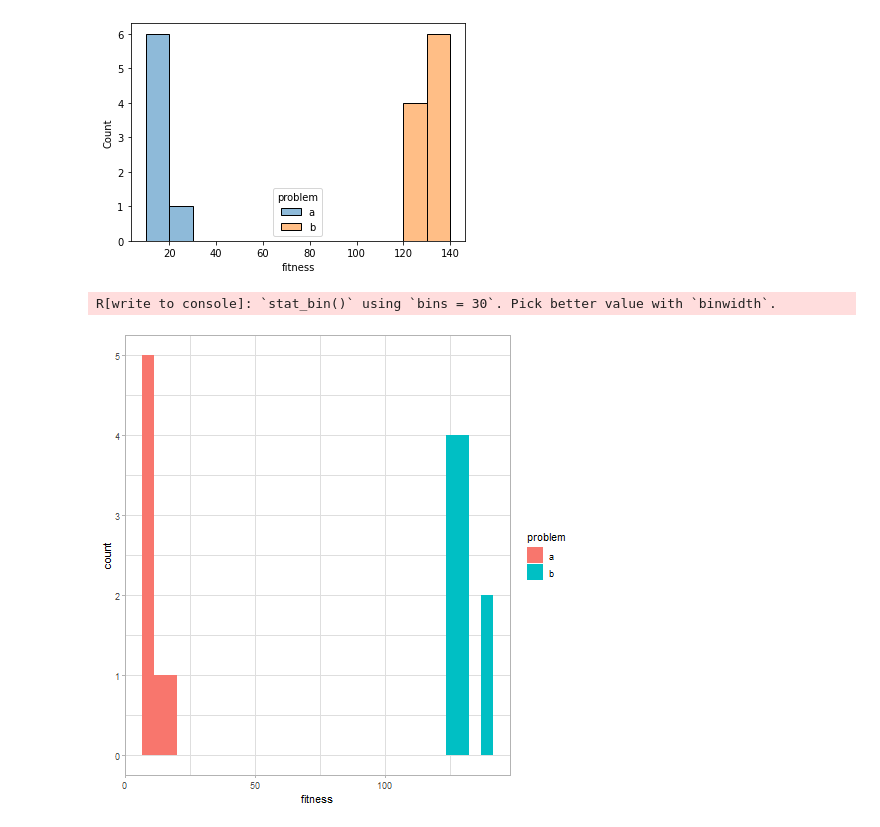
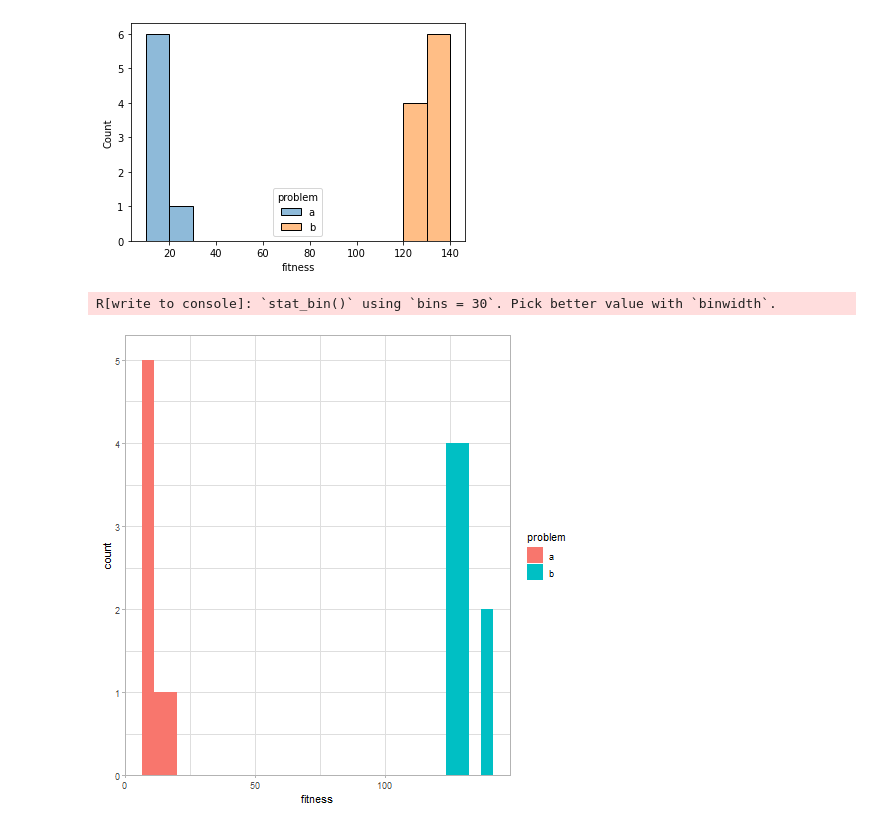
Before and after one commit to 8uurg/DataProcessingExample, a Jupyter notebook: notebook.ipynb, the cells around one changed output. Saved outputs shown, nothing was run; the diff lists cells and outputs as text; code cells hidden in the pictures.

Commit message:
Stick histogram to axis

```diff
--- a/notebook.ipynb
+++ b/notebook.ipynb
@@ -185,7 +185,7 @@ sns.histplot(data=data, x="fitness", hue="problem", binwidth=10)
 [figure]
 # %%
 %%R -i data
-ggplot(data, aes(x=`fitness`, fill=`problem`)) + geom_histogram() + theme_light()
+ggplot(data, aes(x=`fitness`, fill=`problem`)) + geom_histogram() + theme_light() + scale_y_continuous(expand = c(0, 0, 0.05, 0.05))
 # %% [output]
 R[write to console]: `stat_bin()` using `bins = 30`. Pick better value with `binwidth`.
-[figure, old version]
+[figure, new version]
```
